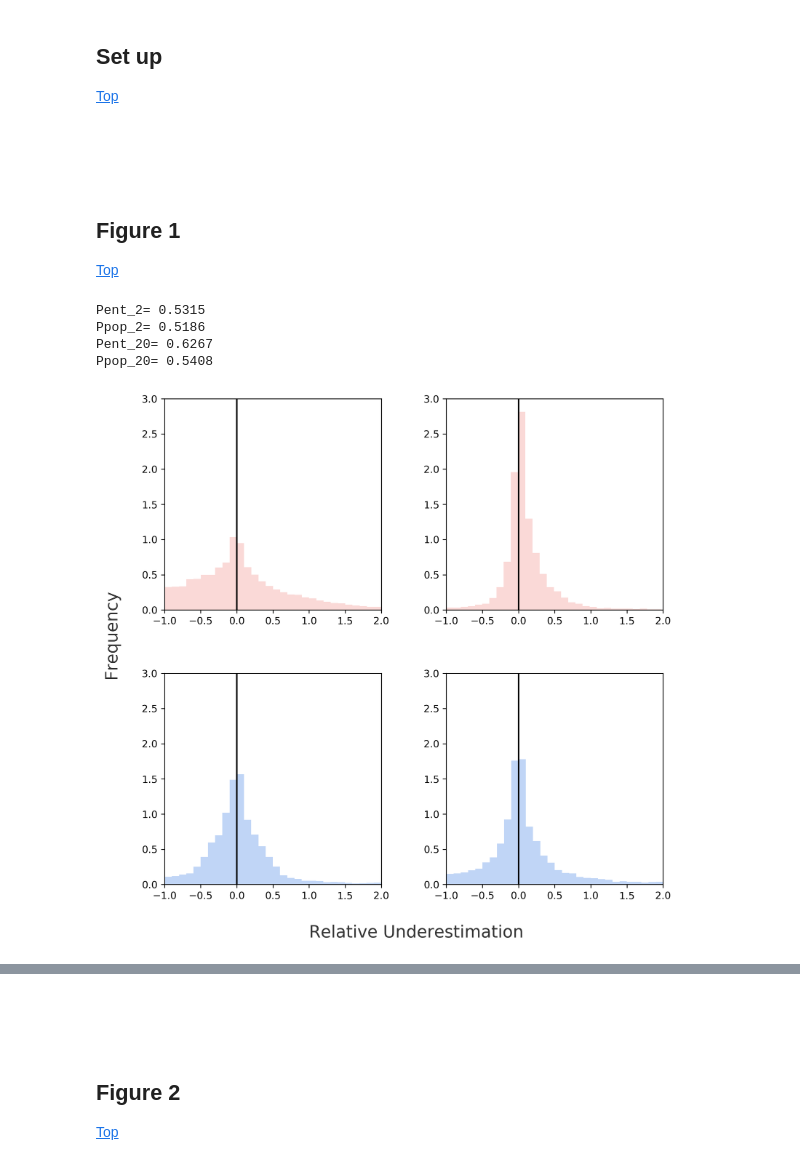
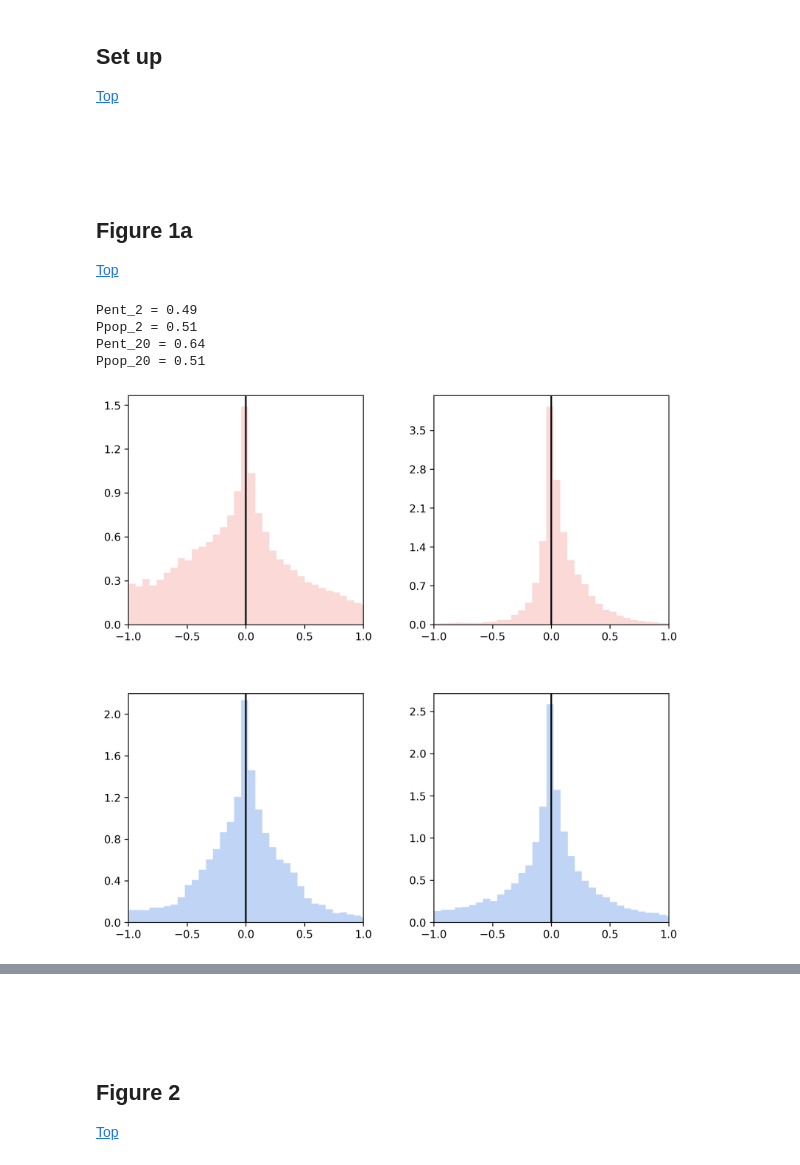
Before and after one commit to jamesaorr/scaling-up-uncertain-predictions, a Jupyter notebook: Scaling.Up_Simulations.ipynb, the cells around one changed output, grey strips where cells are left out. Drawn from its saved outputs; the diff is of its cells as text; code cells hidden in the pictures.

Commit message:
Adding extensions to simulations for figure 1b

```diff
--- a/Scaling.Up_Simulations.ipynb
+++ b/Scaling.Up_Simulations.ipynb
@@ -90,6 +95,6 @@ def Q75(x):
 <br>
 <br>
 
-## Figure 1 <a class="anchor" id="2"></a>
+## Figure 1a <a class="anchor" id="2"></a>
 [Top](#8)
 # %%
@@ -162,74 +182,50 @@ for n in range(nb):
 # %%
-
-Pent_2=len(ent_2[ent_2>0])/(1.*nb) #proba of understimation of change measured as shannon diversity index
-print 'Pent_2=',  Pent_2
-
-Ppop_2=len(pop_2[pop_2>0])/(1.*nb) #proba of understimation of change at population level
-print 'Ppop_2=', Ppop_2
-
-Pent_20=len(ent_20[ent_20>0])/(1.*nb) #proba of understimation of change measured as shannon diversity index
-print 'Pent_20=',  Pent_20
-
-Ppop_20=len(pop_20[pop_20>0])/(1.*nb) #proba of understimation of change at population level
-print 'Ppop_20=', Ppop_20
+# print probability of underestimation for each histogram
+print('Pent_2 =',  round(Pent_2, 2))
+print('Ppop_2 =', round(Ppop_2, 2))
+print('Pent_20 =',  round(Pent_20, 2))
+print('Ppop_20 =', round(Ppop_20, 2))
 
 
+# Figure 1a
 plt.figure(num=None, figsize=(9, 9), dpi=300, facecolor='w', edgecolor='k')
-
-
 
 ############ S=2, com #################
 
 plt.subplot(2, 2, 1)
-plt.hist(ent_2[ent_2<2],bins=30,density=1,color= (250/255., 217/255., 215/255.))
+plt.hist(ent_2[ent_2<2],bins=50,density=1,color= (250/255., 217/255., 215/255.))
 plt.axvline(0,ls='-',color='k')
-plt.xlim(-1,2)
-plt.ylim(0,3)
-
-
+plt.xlim(-1,1)
+plt.yticks(np.arange(0, 1.8, step=0.3))
 
 ############ S=20, com #################
 
 plt.subplot(2, 2, 2)
-plt.hist(ent_20[ent_20<2],bins=30,density=1,color= (250/255., 217/255., 215/255.))
+plt.hist(ent_20[ent_20<2],bins=50,density=1,color= (250/255., 217/255., 215/255.))
 plt.axvline(0,ls='-',color='k')
-plt.xlim(-1,2)
-plt.ylim(0,3)
-
-
+plt.xlim(-1,1)
+plt.yticks(np.arange(0, 4, step=0.7))
 
 ############ S=2, pop #################
 
 plt.subplot(2, 2, 3)
-plt.hist(pop_2[pop_2<2],bins=30,density=1, color = (192/255., 213/255., 246/255.))
+plt.hist(pop_2[pop_2<2],bins=50,density=1, color = (192/255., 213/255., 246/255.))
 plt.axvline(0,ls='-',color='k')
-plt.xlim(-1,2)
-plt.ylim(0,3)
-
-
-
+plt.xlim(-1,1)
+plt.ylim(0,2.2)
+plt.yticks(np.arange(0, 2.2, step=0.4))
 
 ############ S=20, pop #################
 
 plt.subplot(2, 2, 4)
-plt.hist(pop_20[pop_20<2],bins=30,density=1, color = (192/255., 213/255., 246/255.))
+plt.hist(pop_20[pop_20<2],bins=50,density=1, color = (192/255., 213/255., 246/255.))
 plt.axvline(0,ls='-',color='k')
-plt.xlim(-1,2)
-plt.ylim(0,3)
-
-
-
-plt.text(-5.75, 4, "Frequency", fontsize=17, alpha = 0.8, rotation=90)
-plt.text(-2.9, -.75, "Relative Underestimation", fontsize=17, alpha = 0.8)
-
-
-
-
+plt.xlim(-1,1)
 
 plt.subplots_adjust(wspace=0.3, hspace=0.3);
 # %% [output]
-Pent_2= 0.5315
-Ppop_2= 0.5186
-Pent_20= 0.6267
-Ppop_20= 0.5408
+Pent_2 = 0.49
+Ppop_2 = 0.51
+Pent_20 = 0.64
+Ppop_20 = 0.51
-[figure, old version]
+[figure, new version]
```
Also changed, not shown: parts of 13 cells of this notebook.
